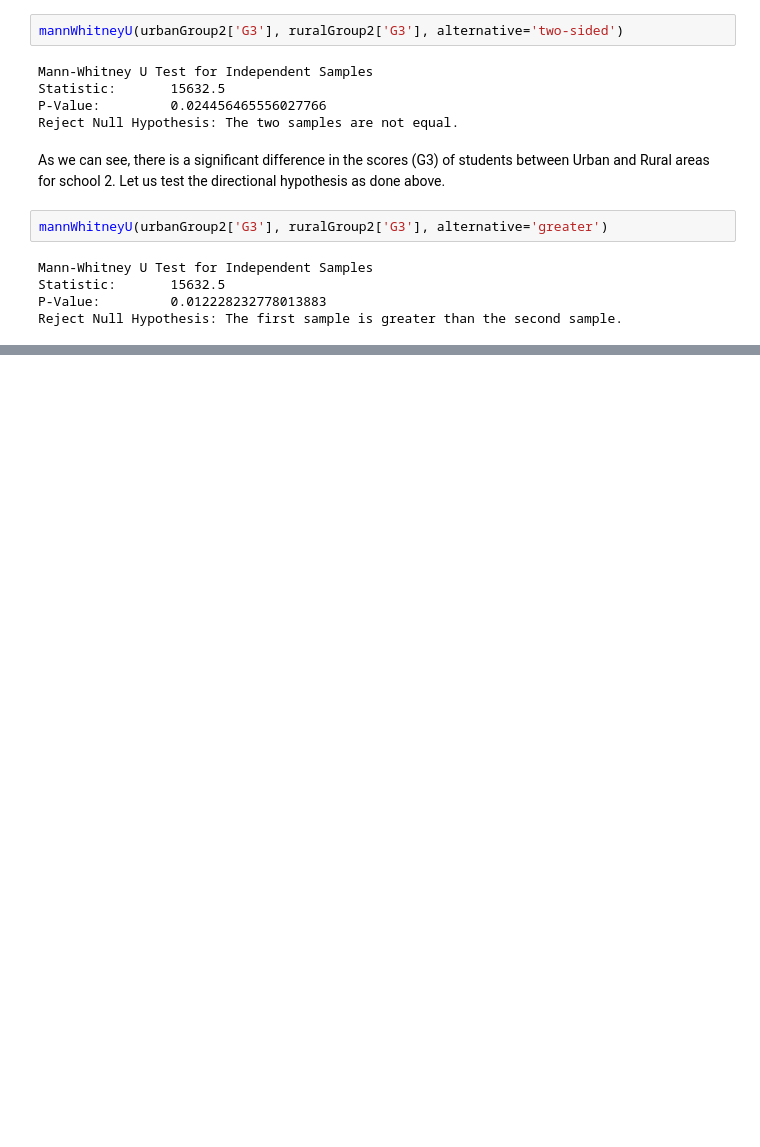
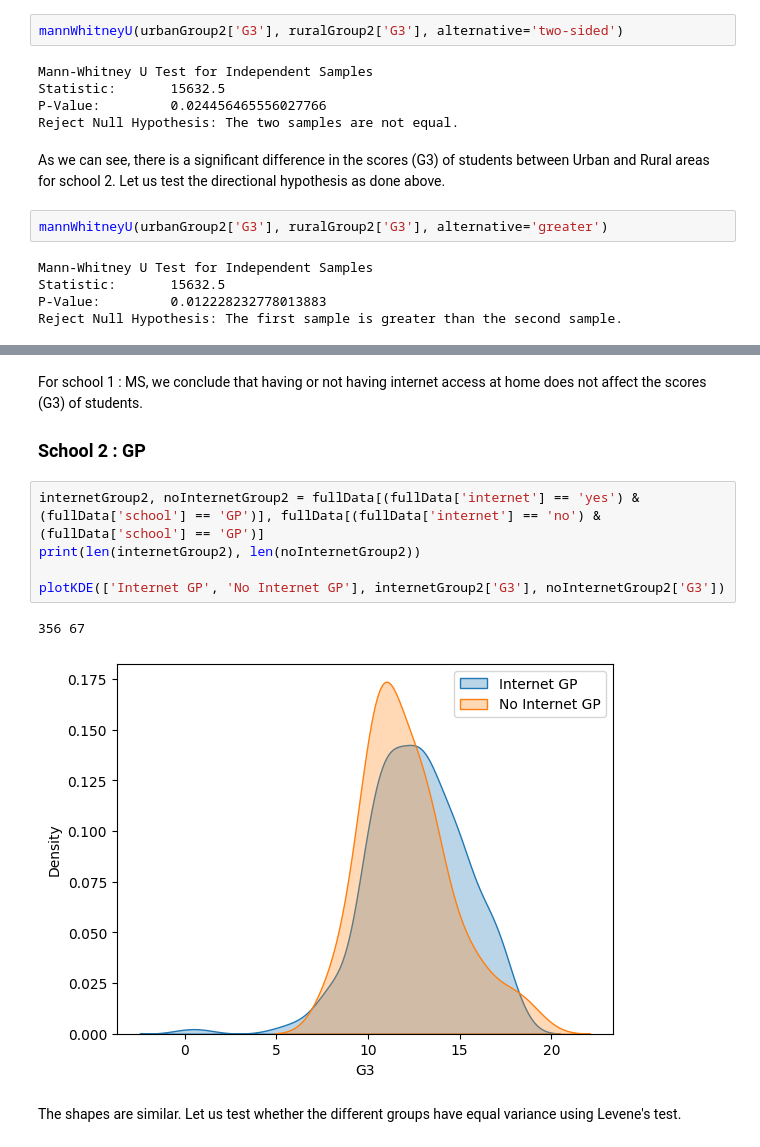
Before and after one commit to ashmitchamoli/Student-Performance-Data-Analysis, a Jupyter notebook: hypothesis-testing.ipynb, the cells around one changed output, grey strips where cells are left out. Saved outputs shown, nothing was run; the diff lists cells and outputs as text; blank space fills up the shorter version.

```diff
--- a/hypothesis-testing.ipynb
+++ b/hypothesis-testing.ipynb
@@ -210,0 +259,14 @@ This means that rural students in school 2 tend to have lower scores than urban
+# %% [markdown]
+For school 1 : MS, we conclude that having or not having internet access at home does not affect the scores (G3) of students.
+
+### School 2 : GP
+# %%
+internetGroup2, noInternetGroup2 = fullData[(fullData['internet'] == 'yes') & (fullData['school'] == 'GP')], fullData[(fullData['internet'] == 'no') & (fullData['school'] == 'GP')]
+print(len(internetGroup2), len(noInternetGroup2))
+
+plotKDE(['Internet GP', 'No Internet GP'], internetGroup2['G3'], noInternetGroup2['G3'])
+# %% [output]
+356 67
+[figure, added]
+# %% [markdown]
+The shapes are similar. Let us test whether the different groups have equal variance using Levene's test.
```
Also changed, not shown: parts of 24 cells of this notebook, 2 other files.
